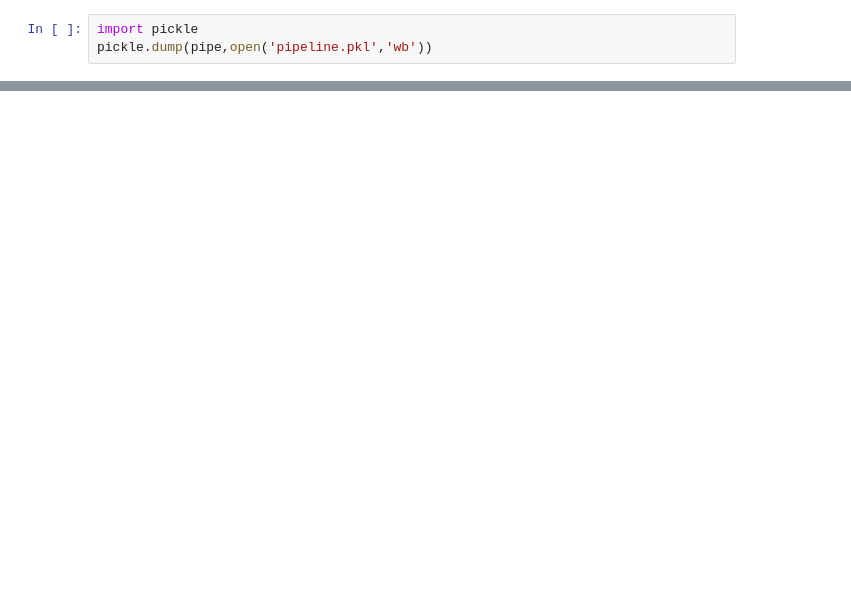
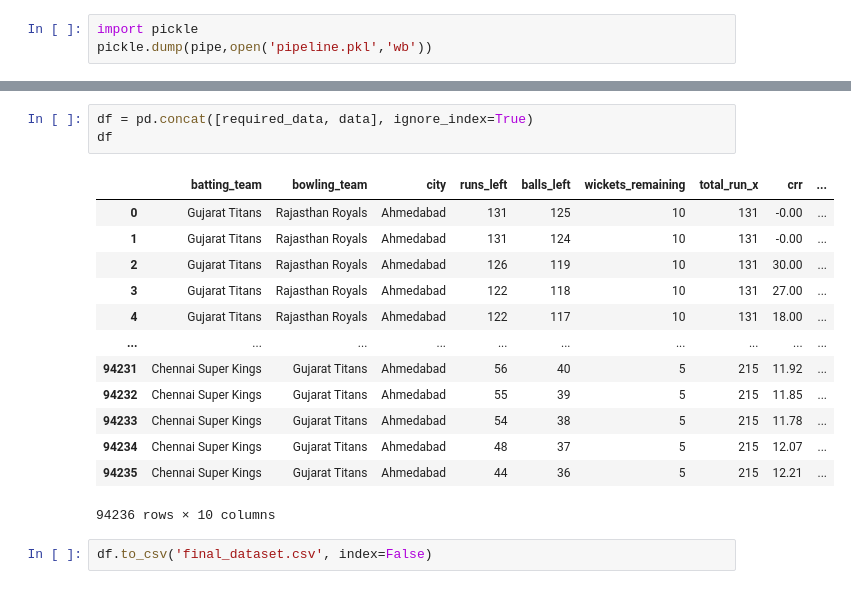
Before and after one commit to kiransanjay/IPL-Winner-Predictor-2024, a Jupyter notebook: 2008-2022 Data.ipynb, the cells around one changed output, grey strips where cells are left out. Saved outputs shown, nothing was run; the diff lists cells and outputs as text; blank space fills up the shorter version.

```diff
--- a/2008-2022 Data.ipynb
+++ b/2008-2022 Data.ipynb
@@ -709,0 +774,19 @@ accuracy_score(y_test,ra_y_pred)
+# %%
+df = pd.concat([required_data, data], ignore_index=True)
+df
+# %% [output]
+|  | batting_team | bowling_team | city | runs_left | balls_left | wickets_remaining | total_run_x | crr | ... |
+| 0 | Gujarat Titans | Rajasthan Royals | Ahmedabad | 131 | 125 | 10 | 131 | -0.00 | ... |
+| 1 | Gujarat Titans | Rajasthan Royals | Ahmedabad | 131 | 124 | 10 | 131 | -0.00 | ... |
+| 2 | Gujarat Titans | Rajasthan Royals | Ahmedabad | 126 | 119 | 10 | 131 | 30.00 | ... |
+| 3 | Gujarat Titans | Rajasthan Royals | Ahmedabad | 122 | 118 | 10 | 131 | 27.00 | ... |
+| 4 | Gujarat Titans | Rajasthan Royals | Ahmedabad | 122 | 117 | 10 | 131 | 18.00 | ... |
+| ... | ... | ... | ... | ... | ... | ... | ... | ... | ... |
+| 94231 | Chennai Super Kings | Gujarat Titans | Ahmedabad | 56 | 40 | 5 | 215 | 11.92 | ... |
+| 94232 | Chennai Super Kings | Gujarat Titans | Ahmedabad | 55 | 39 | 5 | 215 | 11.85 | ... |
+| 94233 | Chennai Super Kings | Gujarat Titans | Ahmedabad | 54 | 38 | 5 | 215 | 11.78 | ... |
+| 94234 | Chennai Super Kings | Gujarat Titans | Ahmedabad | 48 | 37 | 5 | 215 | 12.07 | ... |
+| 94235 | Chennai Super Kings | Gujarat Titans | Ahmedabad | 44 | 36 | 5 | 215 | 12.21 | ... |
+94236 rows × 10 columns
+# %%
+df.to_csv('final_dataset.csv', index=False)
```
Also changed, not shown: parts of 17 cells of this notebook, 17 other files.
